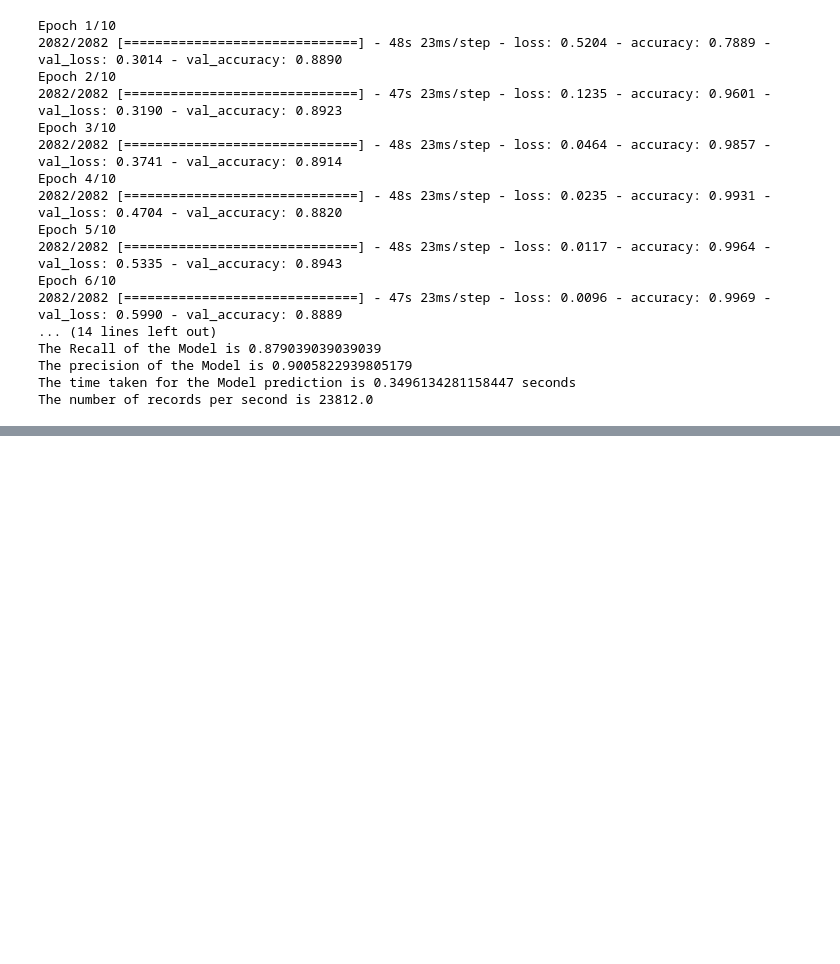
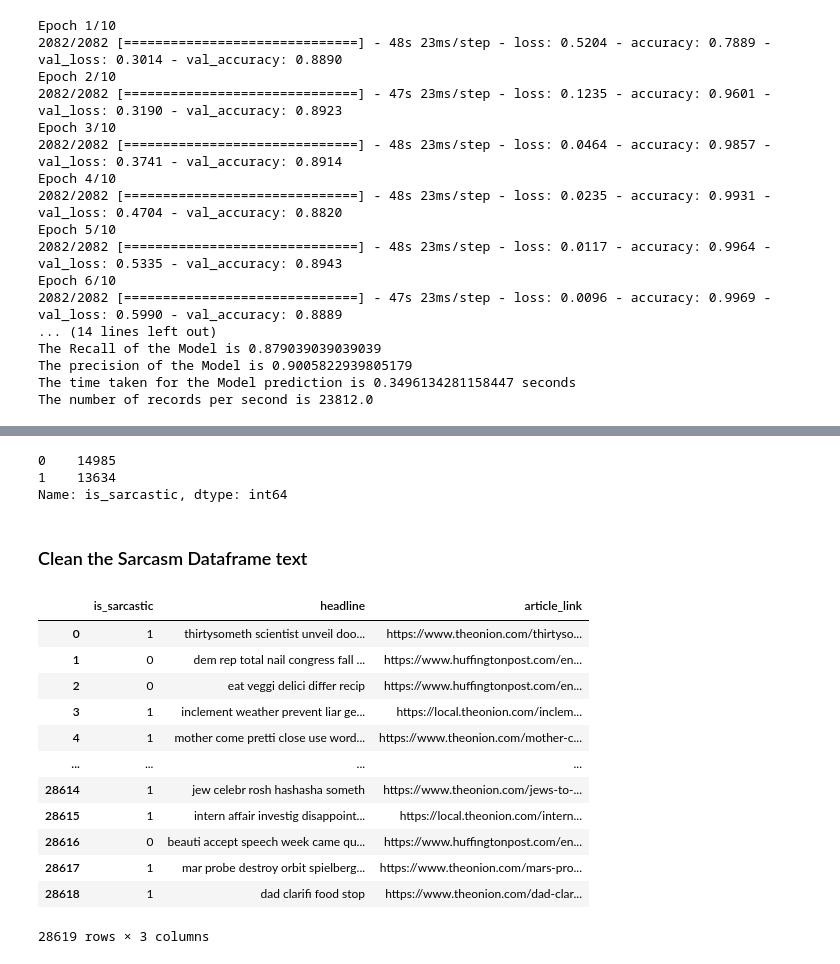
Before and after one commit to erictan23/TwitterIR, a Jupyter notebook: SentimentalAnalysis.ipynb, the cells around one changed output, grey strips where cells are left out. Drawn from its saved outputs; the diff is of its cells as text; code cells hidden in the pictures; blank space fills up the shorter version.

Commit message:
Added enhanced classification Sarcasm detection

```diff
--- a/SentimentalAnalysis.ipynb
+++ b/SentimentalAnalysis.ipynb
@@ -3033,0 +2301,2 @@ The number of records per second is 4686.0
+# %%
+sarcasm_df = pd.read_json('Sarcasm_Headlines_Dataset_v2.json', lines = True)
@@ -3033,0 +2332,24 @@ The number of records per second is 4686.0
+# %%
+sarcasm_df["is_sarcastic"].value_counts()
+# %% [output]
+0    14985
+1    13634
+Name: is_sarcastic, dtype: int64
+# %% [markdown]
+### Clean the Sarcasm Dataframe text
+# %%
+clean_dataframe_text(sarcasm_df,"headline",False)
+# %% [output]
+|  | is_sarcastic | headline | article_link |
+| 0 | 1 | thirtysometh scientist unveil doo... | https://www.theonion.com/thirtyso... |
+| 1 | 0 | dem rep total nail congress fall ... | https://www.huffingtonpost.com/en... |
+| 2 | 0 | eat veggi delici differ recip | https://www.huffingtonpost.com/en... |
+| 3 | 1 | inclement weather prevent liar ge... | https://local.theonion.com/inclem... |
+| 4 | 1 | mother come pretti close use word... | https://www.theonion.com/mother-c... |
+| ... | ... | ... | ... |
+| 28614 | 1 | jew celebr rosh hashasha someth | https://www.theonion.com/jews-to-... |
+| 28615 | 1 | intern affair investig disappoint... | https://local.theonion.com/intern... |
+| 28616 | 0 | beauti accept speech week came qu... | https://www.huffingtonpost.com/en... |
+| 28617 | 1 | mar probe destroy orbit spielberg... | https://www.theonion.com/mars-pro... |
+| 28618 | 1 | dad clarifi food stop | https://www.theonion.com/dad-clar... |
+28619 rows × 3 columns
```
Also changed, not shown: parts of 111 cells of this notebook.
